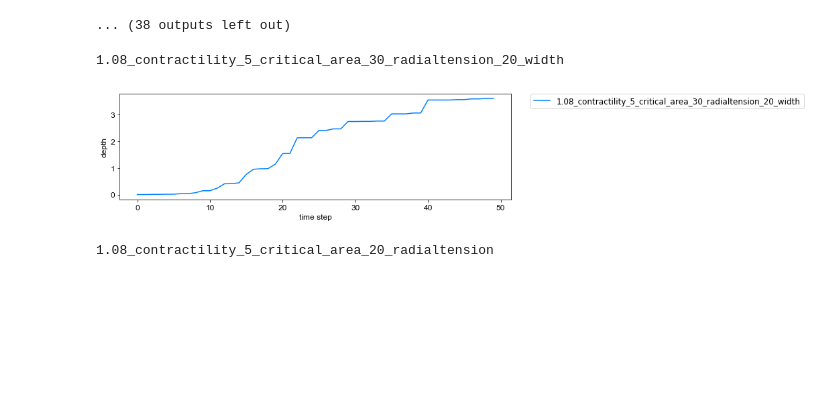
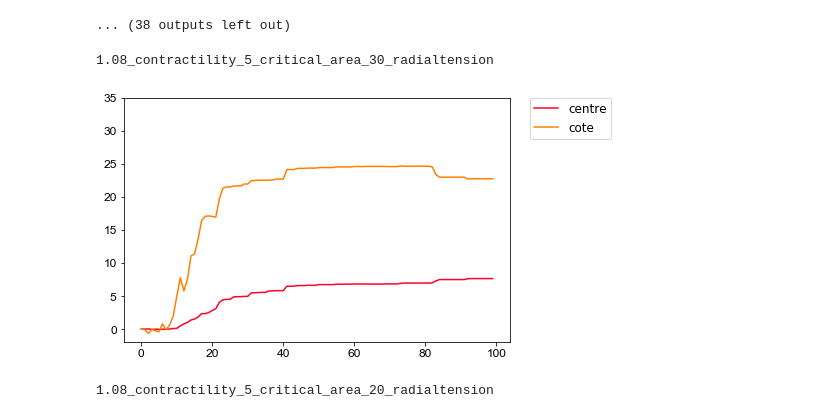
Before and after one commit to suzannelab/invagination, a Jupyter notebook: notebooks/EmbryoMesodermInvagination_AnalysePrincipale.ipynb, the cells around one changed output. Saved outputs shown, nothing was run; the diff lists cells and outputs as text; code cells hidden in the pictures; blank space fills up the shorter version.

```diff
--- a/notebooks/EmbryoMesodermInvagination_AnalysePrincipale.ipynb
+++ b/notebooks/EmbryoMesodermInvagination_AnalysePrincipale.ipynb
@@ -45,9 +45,10 @@ SIM_DIR = Path('/home/admin-suz/Documents/SimulationsReview')
 old = None
 # %%
 
-dirname = SIM_DIR/'2018-08-01'
+dirname = SIM_DIR/'2018-08-21_TEST2'
 #target_dirname = Path('/home/admin-suz/Documents/SimulationsReview/')/'2018-07-12'
 list_dir = sorted(os.listdir(dirname))
-#list_dir= list_dir[0:8:2]
+#list_dir = list_dir[5:7:1] + list_dir[12:25:6]
+#list_dir = list_dir[0:20:6]
 list_dir
 # %% [output]
@@ -91,46 +97,55 @@ for t in range(0,50):
 # %%
 fig, ax1 = plt.subplots()
 color_list = [(0.0, 0.5, 1.0, 1.0),
               (0.16304347826086973, 0.0, 1.0, 1.0),
               (1.0, 0.5, 0.0, 1.0),
               (1.0, 0.0, 0.16, 1.0)
             ]
+
+color_list = [(1.0, 0.0, 0.16, 1.0),
+            (1.0, 0.5, 0.0, 1.0),
+            (0.0, 0.5, 0.0, 1.0),
+            (0.0, 0.5, 1.0, 1.0),
+            (0.16304347826086973, 0.0, 1.0, 1.0),
+            (0.51, 0.0, 0.51, 1.0)]
 i=0
 for d in list_dir:
     print (d)
     depth_0 = define_depth(os.path.join(dirname, d), 0, ['z', 'x'])
     depth=[]
-    for t in range(0,50):
+    for t in range(0, 100):
         depth.append(depth_0 - define_depth(os.path.join(dirname, d),t, ['z', 'x']))
+    ax1.plot(depth,color=color_list[i],label = 'centre')
+    i=i+1
+    depth_0 = define_depth(os.path.join(dirname, d), 0, ['z', 'x'], xmin=-90, xmax=-50)
+    depth=[]
+    for t in range(0, 100):
+        depth.append(depth_0 - define_depth(os.path.join(dirname, d),t, ['z', 'x'], xmin=-90, xmax=-50))
+    ax1.plot(depth,color=color_list[i],label = 'cote')
+    i=i+1
 
-
-    ax1.plot(depth,color=color_list[i],label = d)
-    i=i+1
 
 ax1.legend(bbox_to_anchor=(1.05, 1), loc=2, borderaxespad=0., prop={'size': 12, 'family':'sans-serif'})
 
 
-ax1.set_xlabel('time step', size=12, family='sans-serif', fontname='Arial')
-ax1.set_ylabel('depth', size=12, family='sans-serif', fontname = 'Arial')
+#ax1.set_xlabel('time step', size=12, family='sans-serif', fontname='Arial')
+#ax1.set_ylabel('depth', size=12, family='sans-serif', fontname = 'Arial')
 for tick in ax1.xaxis.get_ticklabels():
     tick.set_fontsize(12)
     tick.set_fontname('Arial')
 for tick in ax1.yaxis.get_ticklabels():
     tick.set_fontsize(12)
     tick.set_fontname('Arial')
-
-fig.set_size_inches(9, 3)
+ax1.set_ylim(ymax=35)
+fig.set_size_inches(6, 4)
 fig.savefig('../depth_time.svg', dpi = 150)
-
-
-
 
 
 fig.tight_layout()
 plt.show()
 # %% [output]
-1.08_contractility_5_critical_area_30_radialtension_20_width
+1.08_contractility_5_critical_area_30_radialtension
-[figure, old version]
+[figure, new version]
 # %%
 # nombre de cellule qui tirent au cours du temps :
 list_nb_pulling_cell = []
```
Also changed, not shown: parts of 12 cells of this notebook, 11 other files.
